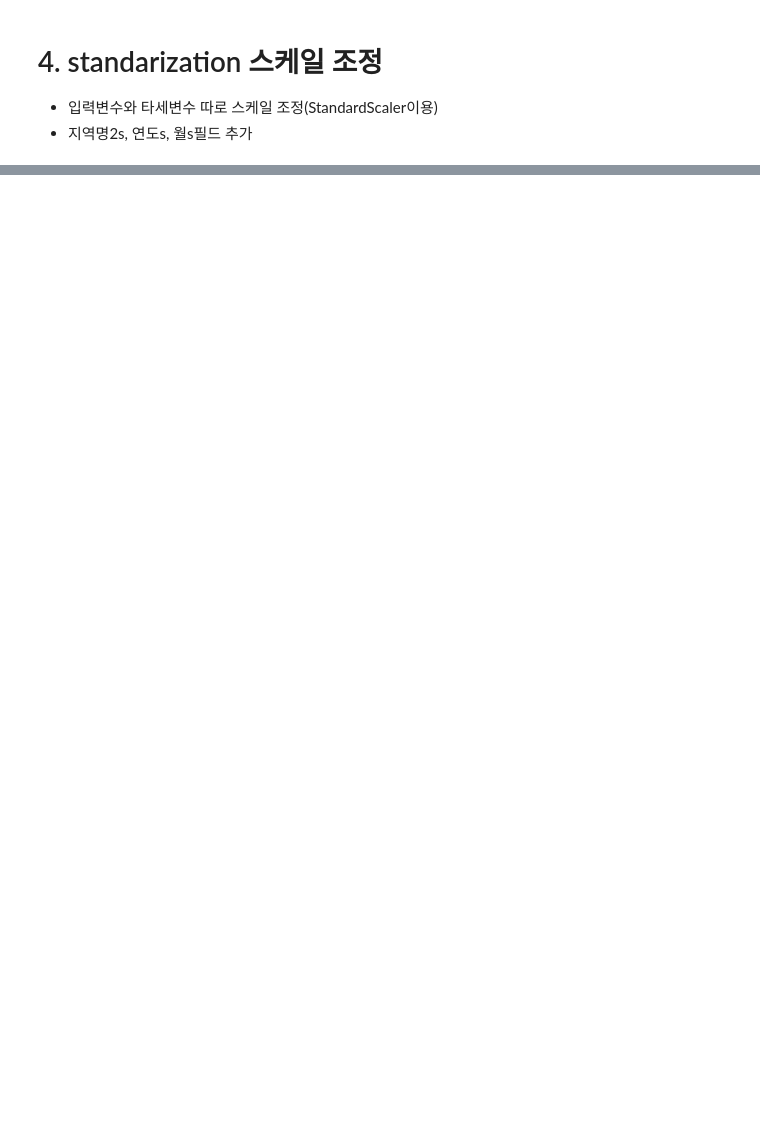
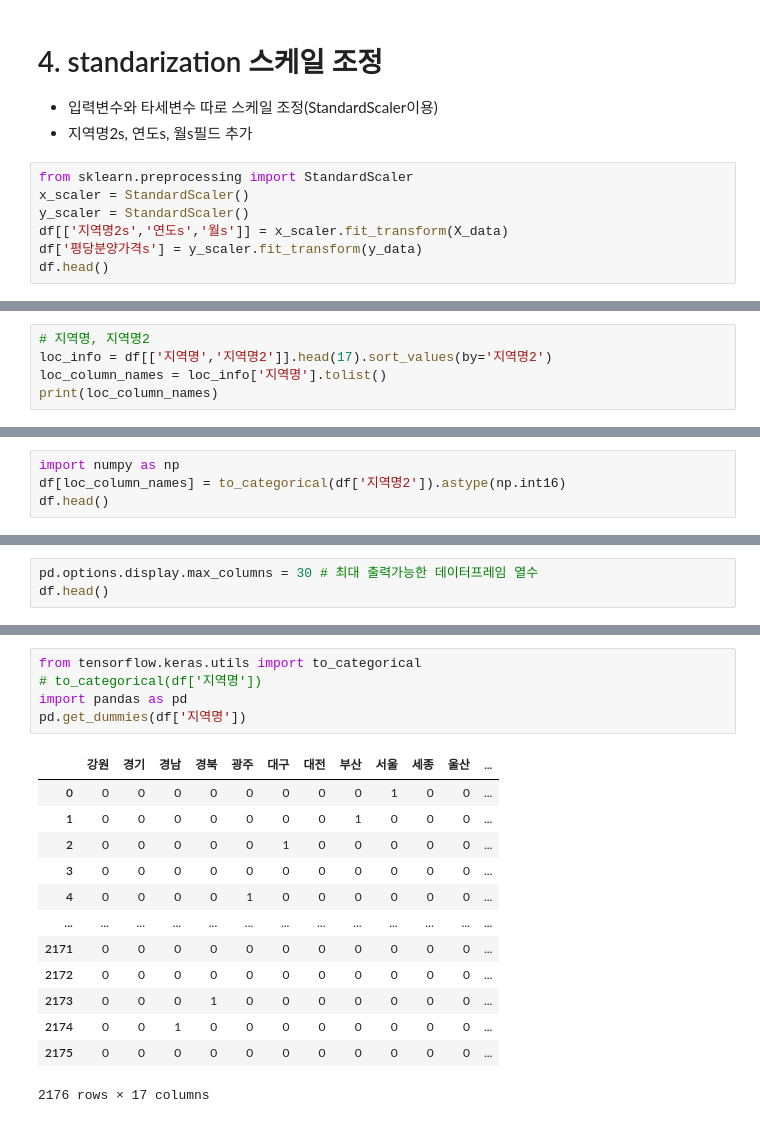
Before and after one commit to kkujuni83/ai_x, a Jupyter notebook: source/05_DeepLearning/연습문제(라벨인코딩_스케일조정).ipynb, the cells around one changed output, grey strips where cells are left out. Drawn from its saved outputs; the diff is of its cells as text; blank space fills up the shorter version.

```diff
--- a/source/05_DeepLearning/연습문제(라벨인코딩_스케일조정).ipynb
+++ b/source/05_DeepLearning/연습문제(라벨인코딩_스케일조정).ipynb
@@ -67,3 +75,10 @@ def smart_read_csv(file_path):
 # 4. standarization 스케일 조정
 - 입력변수와 타세변수 따로 스케일 조정(StandardScaler이용)
 - 지역명2s, 연도s, 월s필드 추가
+# %%
+from sklearn.preprocessing import StandardScaler
+x_scaler = StandardScaler()
+y_scaler = StandardScaler()
+df[['지역명2s','연도s','월s']] = x_scaler.fit_transform(X_data)
+df['평당분양가격s'] = y_scaler.fit_transform(y_data)
+df.head()
@@ -69,0 +105,5 @@ def smart_read_csv(file_path):
+# %%
+# 지역명, 지역명2
+loc_info = df[['지역명','지역명2']].head(17).sort_values(by='지역명2')
+loc_column_names = loc_info['지역명'].tolist()
+print(loc_column_names)
@@ -69,0 +112,4 @@ def smart_read_csv(file_path):
+# %%
+import numpy as np
+df[loc_column_names] = to_categorical(df['지역명2']).astype(np.int16)
+df.head()
@@ -69,0 +124,3 @@ def smart_read_csv(file_path):
+# %%
+pd.options.display.max_columns = 30 # 최대 출력가능한 데이터프레임 열수
+df.head()
@@ -69,0 +134,19 @@ def smart_read_csv(file_path):
+# %%
+from tensorflow.keras.utils import to_categorical
+# to_categorical(df['지역명'])
+import pandas as pd
+pd.get_dummies(df['지역명'])
+# %% [output]
+|  | 강원 | 경기 | 경남 | 경북 | 광주 | 대구 | 대전 | 부산 | 서울 | 세종 | 울산 | ... |
+| 0 | 0 | 0 | 0 | 0 | 0 | 0 | 0 | 0 | 1 | 0 | 0 | ... |
+| 1 | 0 | 0 | 0 | 0 | 0 | 0 | 0 | 1 | 0 | 0 | 0 | ... |
+| 2 | 0 | 0 | 0 | 0 | 0 | 1 | 0 | 0 | 0 | 0 | 0 | ... |
+| 3 | 0 | 0 | 0 | 0 | 0 | 0 | 0 | 0 | 0 | 0 | 0 | ... |
+| 4 | 0 | 0 | 0 | 0 | 1 | 0 | 0 | 0 | 0 | 0 | 0 | ... |
+| ... | ... | ... | ... | ... | ... | ... | ... | ... | ... | ... | ... | ... |
+| 2171 | 0 | 0 | 0 | 0 | 0 | 0 | 0 | 0 | 0 | 0 | 0 | ... |
+| 2172 | 0 | 0 | 0 | 0 | 0 | 0 | 0 | 0 | 0 | 0 | 0 | ... |
+| 2173 | 0 | 0 | 0 | 1 | 0 | 0 | 0 | 0 | 0 | 0 | 0 | ... |
+| 2174 | 0 | 0 | 1 | 0 | 0 | 0 | 0 | 0 | 0 | 0 | 0 | ... |
+| 2175 | 0 | 0 | 0 | 0 | 0 | 0 | 0 | 0 | 0 | 0 | 0 | ... |
+2176 rows × 17 columns
```
Also changed, not shown: parts of 11 cells of this notebook, 10 other files.
